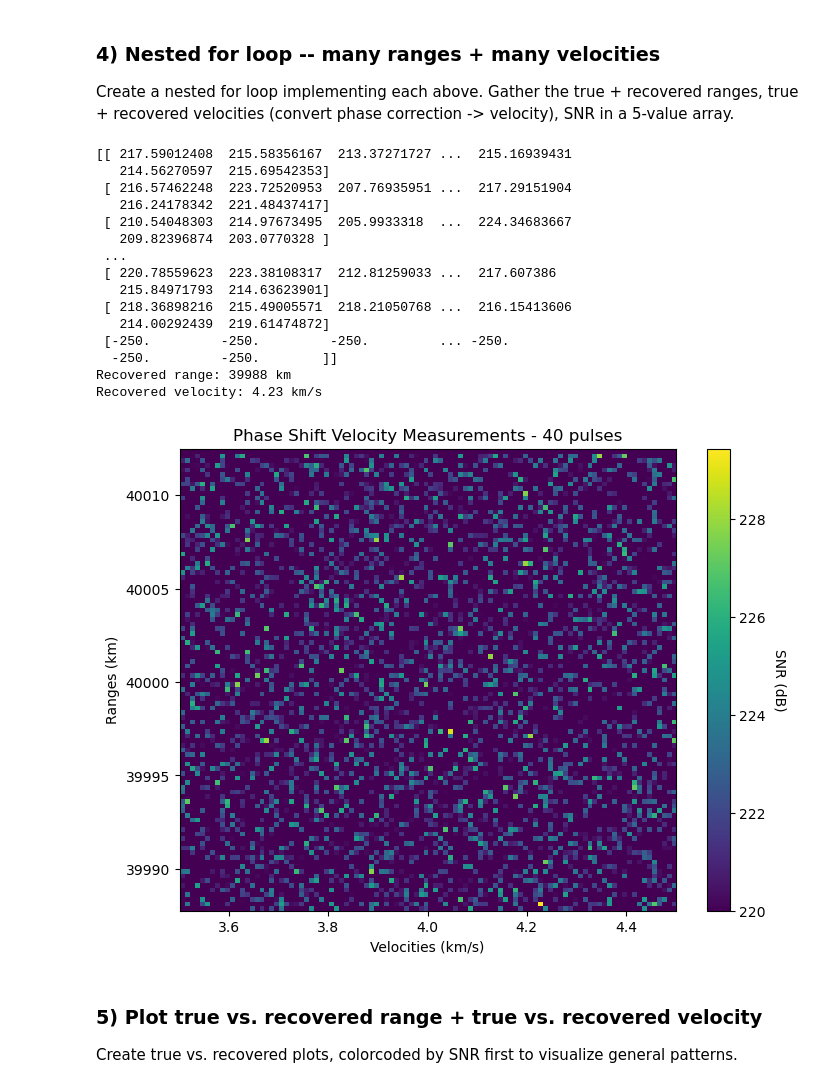
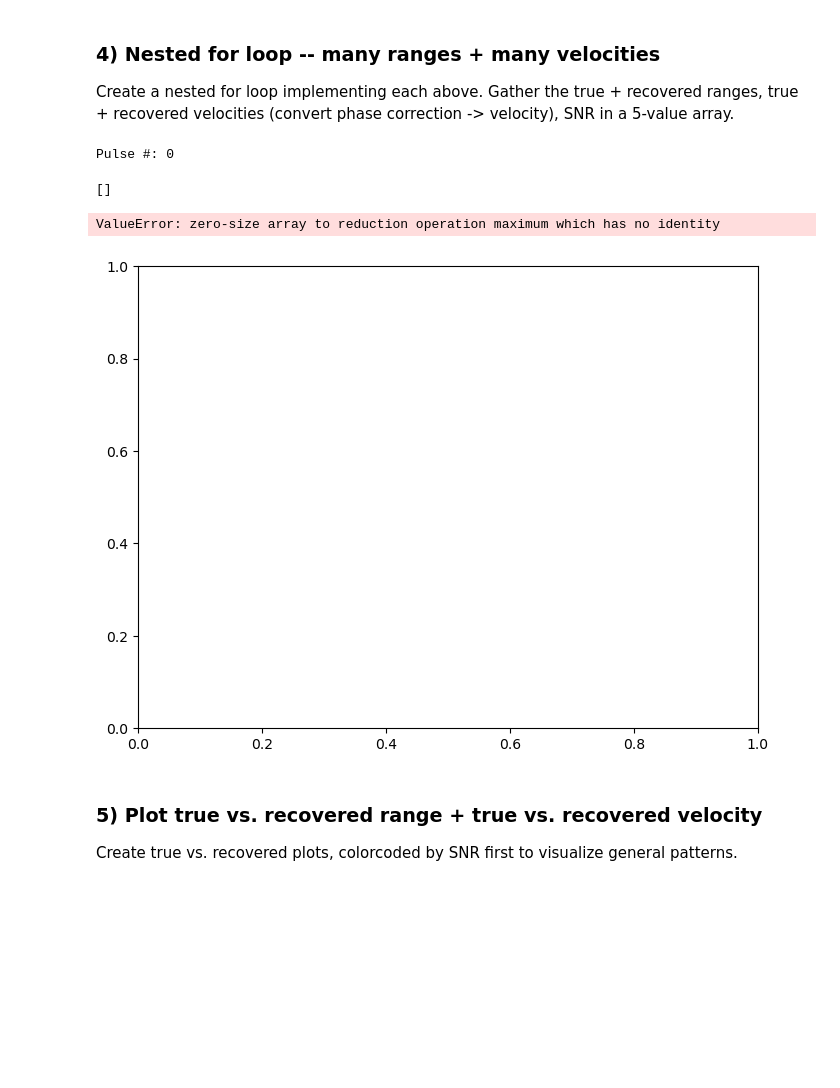
Before and after one commit to MystaryPi/reason-ranging, a Jupyter notebook: Phase Shift Approach.ipynb, the cells around one changed output. Drawn from its saved outputs; the diff is of its cells as text; code cells hidden in the pictures; blank space fills up the shorter version.

```diff
--- a/Phase Shift Approach.ipynb
+++ b/Phase Shift Approach.ipynb
@@ -261,12 +292,14 @@ dx = (1/3)*c*(1/hf_repetition_freq)/2
 for dguess in np.linspace(dtrue-dx, dtrue+dx, 100):
     sampling_rate_m = vset/hf_repetition_freq
     res, pulse_count, Pr = ranging_per_v(40000e3, end_time, sampling_rate_m, vset) # with true values
-
-    _, peak_sum, _, shifted_signal = get_SNR(res*np.sqrt(Pr) + noise, pulse_count, vset, 40000e3, dguess)
+    noise = np.random.normal(loc=np.sqrt(N_power), size=len(res)) # in units of amplitude (sqrt(W))
+    peak_sum, _, shifted_signal = get_SNR(res*np.sqrt(Pr), pulse_count, vset, vset, 40000e3, dguess)
     SNR = (np.abs(peak_sum)**2)/N_power # in units of power
     SNR_array = np.append(SNR_array, SNR)
 
 plt.plot(np.linspace(dtrue-dx, dtrue+dx, 100)[1:]/1000, SNR_array[1:])
 plt.xlabel("Range (km)")
 plt.ylabel("SNR")
+
+STOP
 # %% [output]
@@ -276,13 +326,14 @@ Text(0, 0.5, 'SNR')
 ### 4) Nested for loop -- many ranges + many velocities
 Create a nested for loop implementing each above. Gather the true + recovered ranges, true + recovered velocities (convert phase correction -> velocity), SNR in a 5-value array.
 # %%
-velocity_guesses = np.linspace(3.5e3, 4.5e3, 100) # m/s
-
-end_time = 0.01 #s -- 40 PULSES
+velocity_guesses = np.linspace(3.7e3, 4.3e3, 100) # m/s
 
 dtrue = 40000e3
-vtrue = 3700 # m/s -- the actual velocity
+vtrue = 4000 # m/s -- the actual velocity
 dx = (1/3)*c*(1/hf_repetition_freq)/2
+
+#end_time = 2*dtrue/c #s -- 40 PULSES
+end_time = 0.01 # s
 
 # set up range array
 hf_Ae = (Gt*hf_wavelength**2)/(4*np.pi)
@@ -301,46 +352,35 @@ for idd, d in enumerate(distance_guesses):
     # get ranging measurements (pulse train)
     for idv, v in enumerate(velocity_guesses):
         noise = np.random.normal(loc=np.sqrt(N_power), size=len(res)) # in units of amplitude (sqrt(W))
-        _, peak_sum, _, _ = get_SNR(res*np.sqrt(Pr) + noise, pulse_count, v, dtrue, d)
+        peak_sum, _, _ = get_SNR(res*np.sqrt(Pr) + noise, pulse_count, vtrue, v, dtrue, d)
         SNR = 10*np.log10((np.abs(peak_sum)**2)/N_power + (10**-25))
         final_less[idd, idv] = SNR
+# %% [output]
+Pulse #: 0
-# %%
-fig, ax = plt.subplots(figsize=(8, 6))
-print(final_less)
-heatmap = ax.imshow(final_less, cmap='viridis', origin="lower",aspect='auto', vmin = 220,
-              vmax = np.max(final_less), extent =[np.min(velocity_guesses/1e3),
-                                     np.max(velocity_guesses/1e3),np.min(distance_guesses/1e3),
-                                     np.max(distance_guesses/1e3)])
-
-# Add colorbar
-cbar = plt.colorbar(heatmap)
-cbar.set_label('SNR (dB)', rotation=270, labelpad=15)
-
-# Customize the plot
-ax.set_ylabel('Ranges (km)')
-ax.set_xlabel('Velocities (km/s)')
-ax.set_title('Phase Shift Velocity Measurements - {} pulses'.format(pulse_count))
-
-recovered_indices = np.unravel_index(final_less.argmax(), final_less.shape)
-print("Recovered range: {:.0f} km".format(distance_guesses[recovered_indices[0]]/1e3))
-print("Recovered velocity: {:.2f} km/s".format(velocity_guesses[recovered_indices[1]]/1e3))
-# %% [output]
-[[ 217.59012408  215.58356167  213.37271727 ...  215.16939431
-   214.56270597  215.69542353]
- [ 216.57462248  223.72520953  207.76935951 ...  217.29151904
-   216.24178342  221.48437417]
- [ 210.54048303  214.97673495  205.9933318  ...  224.34683667
-   209.82396874  203.0770328 ]
- ...
- [ 220.78559623  223.38108317  212.81259033 ...  217.607386
-   215.84971793  214.63623901]
- [ 218.36898216  215.49005571  218.21050768 ...  216.15413606
-   214.00292439  219.61474872]
- [-250.         -250.         -250.         ... -250.
-  -250.         -250.        ]]
-Recovered range: 39988 km
-Recovered velocity: 4.23 km/s
-[figure, removed]
+# %%
+fig, ax = plt.subplots(figsize=(8, 6))
+print(final_less)
+heatmap = ax.imshow(final_less, cmap='viridis', origin="lower",aspect='auto', vmin = 200,
+              vmax = np.max(final_less), extent =[np.min(velocity_guesses/1e3),
+                                     np.max(velocity_guesses/1e3),np.min(distance_guesses/1e3),
+                                     np.max(distance_guesses/1e3)])
+
+# Add colorbar
+cbar = plt.colorbar(heatmap)
+cbar.set_label('SNR (dB)', rotation=270, labelpad=15)
+
+# Customize the plot
+ax.set_ylabel('Ranges (km)')
+ax.set_xlabel('Velocities (km/s)')
+ax.set_title('Phase Shift Velocity Measurements - {} pulses'.format(pulse_count))
+
+recovered_indices = np.unravel_index(final_less.argmax(), final_less.shape)
+print("Recovered range: {:.4f} km".format(distance_guesses[recovered_indices[0]]/1e3))
+print("Recovered velocity: {:.4f} km/s".format(velocity_guesses[recovered_indices[1]]/1e3))
+# %% [output]
+[]
+ValueError: zero-size array to reduction operation maximum which has no identity
+[figure, added]
 # %% [markdown]
 ### 5) Plot true vs. recovered range + true vs. recovered velocity
 Create true vs. recovered plots, colorcoded by SNR first to visualize general patterns.
```
Also changed, not shown: parts of 14 cells of this notebook.
